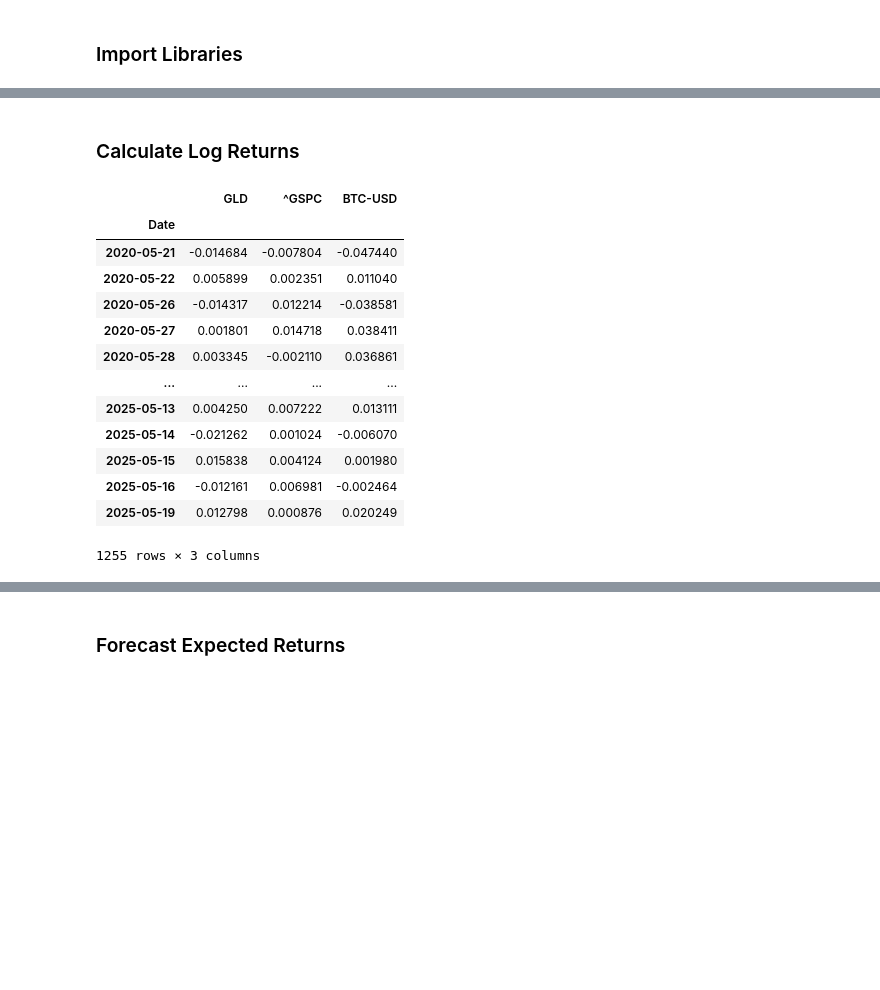
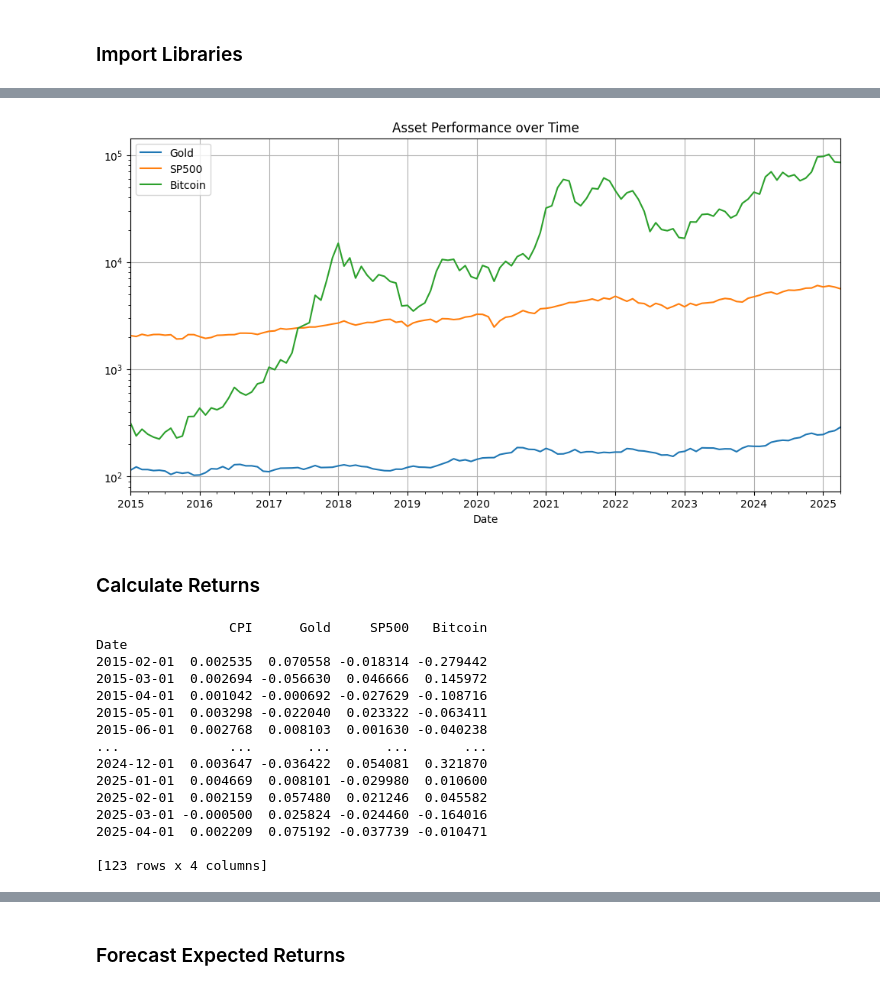
Before and after one commit to alexmcmullen80/BitcoinVsInflation, a Jupyter notebook: bitcoin.ipynb, the cells around one changed output, grey strips where cells are left out. Saved outputs shown, nothing was run; the diff lists cells and outputs as text; code cells hidden in the pictures; blank space fills up the shorter version.

Commit message:
computed correlations and returns

```diff
--- a/bitcoin.ipynb
+++ b/bitcoin.ipynb
@@ -50,22 +97,39 @@ Date
+# %%
+adj_close_df[['Gold', 'SP500', 'Bitcoin']].plot(figsize=(12,6), title="Asset Performance over Time")
+plt.grid(True)
+plt.yscale('log')
+plt.show()
+# %% [output]
+[figure, added]
 # %% [markdown]
-### Calculate Log Returns
+### Calculate Returns
 # %%
 #log of row divided by previous row
-log_returns = np.log(adj_close_df / adj_close_df.shift(1))
-log_returns = log_returns.dropna()
-log_returns
+asset_returns = np.log(adj_close_df / adj_close_df.shift(1)).dropna()
+
+cpi_returns = cpi_df.pct_change().dropna()
+
+
+# print(asset_returns)
+# print(cpi_returns)
+
+# assets_normalized = adj_close_df / adj_close_df.iloc[0]
+returns = pd.merge(cpi_returns, asset_returns, how='inner', on='Date')
+
+print(returns)
 # %% [output]
-|  | GLD | ^GSPC | BTC-USD |
-| Date |  |  |  |
-| 2020-05-21 | -0.014684 | -0.007804 | -0.047440 |
-| 2020-05-22 | 0.005899 | 0.002351 | 0.011040 |
-| 2020-05-26 | -0.014317 | 0.012214 | -0.038581 |
-| 2020-05-27 | 0.001801 | 0.014718 | 0.038411 |
-| 2020-05-28 | 0.003345 | -0.002110 | 0.036861 |
-| ... | ... | ... | ... |
-| 2025-05-13 | 0.004250 | 0.007222 | 0.013111 |
-| 2025-05-14 | -0.021262 | 0.001024 | -0.006070 |
-| 2025-05-15 | 0.015838 | 0.004124 | 0.001980 |
-| 2025-05-16 | -0.012161 | 0.006981 | -0.002464 |
-| 2025-05-19 | 0.012798 | 0.000876 | 0.020249 |
-1255 rows × 3 columns
+                 CPI      Gold     SP500   Bitcoin
+Date
+2015-02-01  0.002535  0.070558 -0.018314 -0.279442
+2015-03-01  0.002694 -0.056630  0.046666  0.145972
+2015-04-01  0.001042 -0.000692 -0.027629 -0.108716
+2015-05-01  0.003298 -0.022040  0.023322 -0.063411
+2015-06-01  0.002768  0.008103  0.001630 -0.040238
+...              ...       ...       ...       ...
+2024-12-01  0.003647 -0.036422  0.054081  0.321870
+2025-01-01  0.004669  0.008101 -0.029980  0.010600
+2025-02-01  0.002159  0.057480  0.021246  0.045582
+2025-03-01 -0.000500  0.025824 -0.024460 -0.164016
+2025-04-01  0.002209  0.075192 -0.037739 -0.010471
+
+[123 rows x 4 columns]
```
Also changed, not shown: parts of 5 cells of this notebook, 1 other file.
